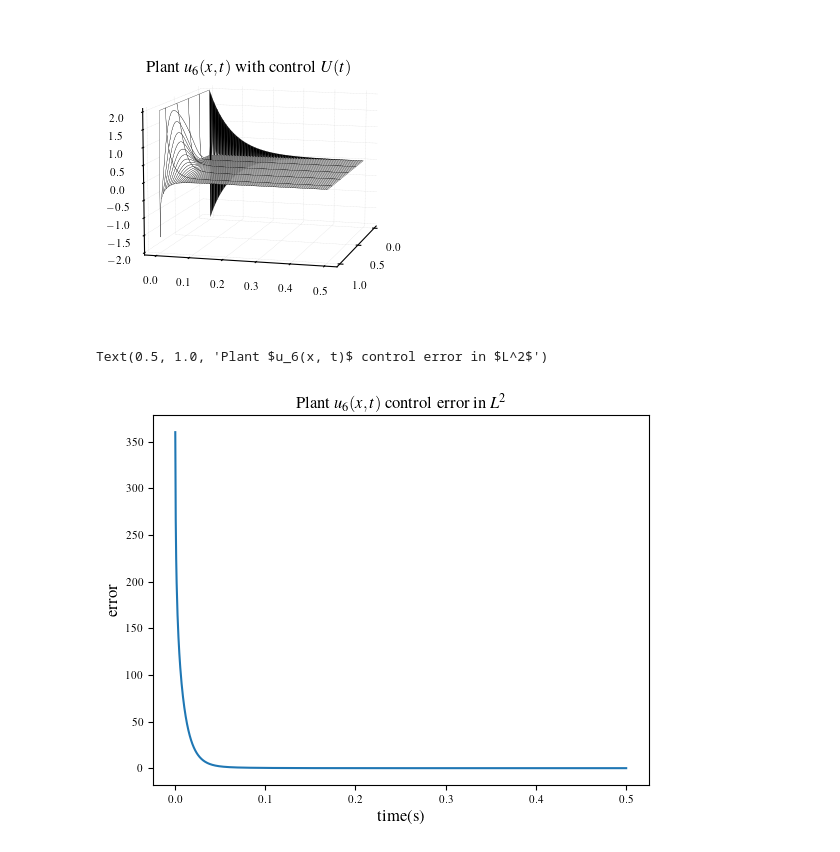
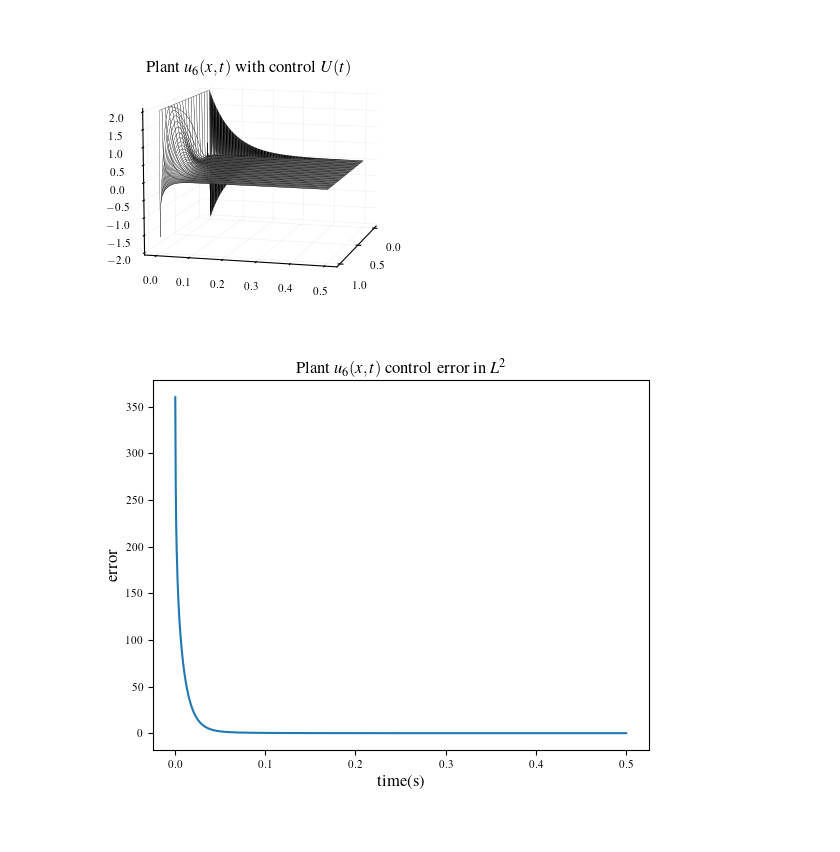
Before and after one commit to HaoYuanTian/code_radially_varying, a Jupyter notebook: code_radially_varying/un/control.ipynb, the cells around one changed output. Saved outputs shown, nothing was run; the diff lists cells and outputs as text; code cells hidden in the pictures.

```diff
--- a/code_radially_varying/un/control.ipynb
+++ b/code_radially_varying/un/control.ipynb
@@ -529,40 +529,40 @@ subfig.suptitle(fr"Plant $u_{n}(x, t)$ with control $U(t)$")
 # subfig0.suptitle(r"$\|\mathbf{u}(t,r)\|_{L^2}$")
 
 axes0 = subfig.subplots(nrows=1, ncols=1, subplot_kw={"projection": "3d", "computed_zorder": False})
 # axes0.set_title(r"Plant $u(x, t)$ with openloop $U(t)=0$")
 
 for axis in [axes0.xaxis, axes0.yaxis, axes0.zaxis]:
     axis._axinfo['axisline']['linewidth'] = 1
     axis._axinfo['axisline']['color'] = "b"
     axis._axinfo['grid']['linewidth'] = 0.2
     axis._axinfo['grid']['linestyle'] = "--"
     axis._axinfo['grid']['color'] = "#d1d1d1"
     axis.set_pane_color((1, 1, 1))
 
 meshx, mesht = np.meshgrid(r, time1)
 uopen = u.transpose()
 
 
-axes0.plot_surface(meshx, mesht, uopen, edgecolor="black",lw=0.2, rstride=10, cstride=20, alpha=1, color="white", shade=False, rasterized=True, antialiased=True)
+axes0.plot_surface(meshx, mesht, uopen, edgecolor="black",lw=0.2, rstride=5, cstride=5, alpha=1, color="white", shade=False, rasterized=True, antialiased=True)
 axes0.view_init(10, 15)
 axes0.zaxis.set_rotate_label(False)
 axes0.set_xticks([0, 0.5, 1])
 axes0.yaxis.set_major_formatter(FormatStrFormatter('%.1f'))
 
 # axes1 = subfig1.subplots(nrows=1, ncols=1)
 # # axes1.set_title(r"$\|\mathbf{u}(t,r)\|_{L^2}$")
 # axes1.plot(time1, error, 'm.-', label='Error')
 # axes1.set_xlabel('Time (sec)')
 # axes1.set_ylabel(r'$|| \mathbf{u}(t,r) ||_{L^2}$')
 
 
-# folder_path = r"F:\Program\MASs\simulate\code_radially_varying\code_radially_varying\un\result"
-# # folder_path = r"E:\Python_Program\code_radially_varying\code_radially_varying\un\result"
-# os.makedirs(folder_path, exist_ok=True)
-# save_path = os.path.join(folder_path, f"control_loop{n}.pdf")
-# plt.savefig(save_path, dpi=300)
+folder_path = r"F:\Program\MASs\simulate\code_radially_varying\code_radially_varying\un\result"
+# folder_path = r"E:\Python_Program\code_radially_varying\code_radially_varying\un\result"
+os.makedirs(folder_path, exist_ok=True)
+save_path = os.path.join(folder_path, f"control_loop{n}.pdf")
+plt.savefig(save_path, dpi=300)
 # %% [output]
-[figure, old version]
+[figure, new version]
 # %%
 fig = plt.figure()
 plt.plot(time1, error)
@@ -570,11 +570,10 @@ plt.xlabel('time(s)', fontsize=12)
 plt.ylabel('error', fontsize=12)
 plt.title(fr"Plant $u_{n}(x, t)$ control error in $L^2$")
 
-# folder_path = r"F:\Program\MASs\simulate\code_radially_varying\code_radially_varying\un\result"
-# # folder_path = r"E:\Python_Program\code_radially_varying\code_radially_varying\un\result"
-# os.makedirs(folder_path, exist_ok=True)
-# save_path = os.path.join(folder_path, f"error_L^2_control_{n}.pdf")
-# plt.savefig(save_path, dpi=300)
+folder_path = r"F:\Program\MASs\simulate\code_radially_varying\code_radially_varying\un\result"
+# folder_path = r"E:\Python_Program\code_radially_varying\code_radially_varying\un\result"
+os.makedirs(folder_path, exist_ok=True)
+save_path = os.path.join(folder_path, f"error_L^2_control_{n}.pdf")
+plt.savefig(save_path, dpi=300)
 # %% [output]
-Text(0.5, 1.0, 'Plant $u_6(x, t)$ control error in $L^2$')
 [figure]
```
